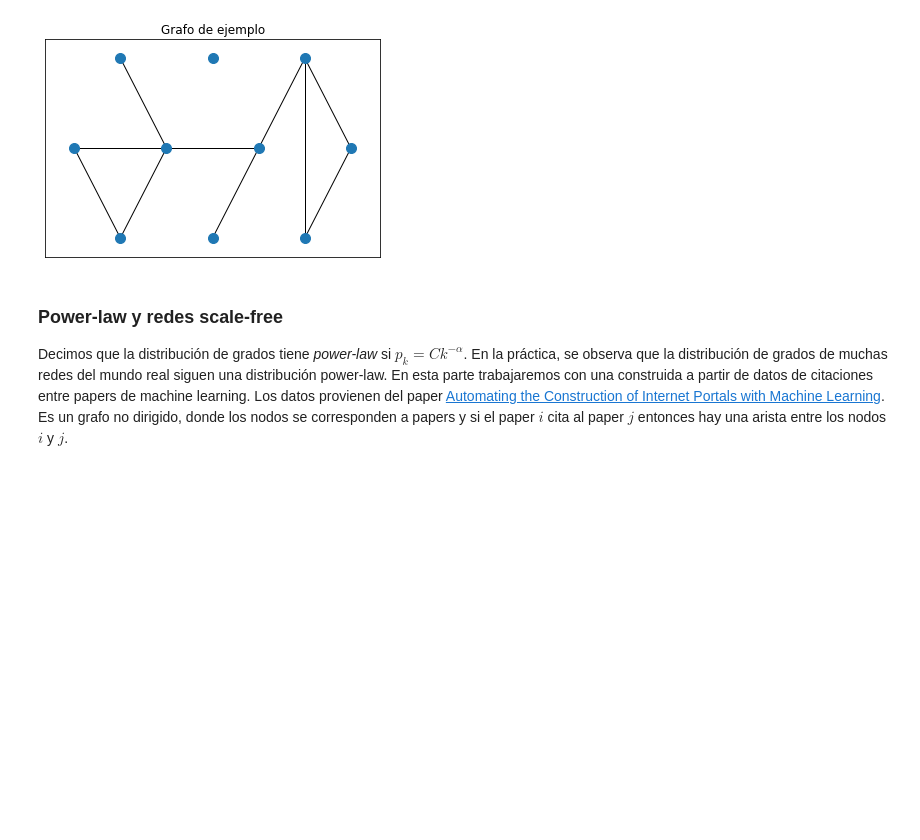
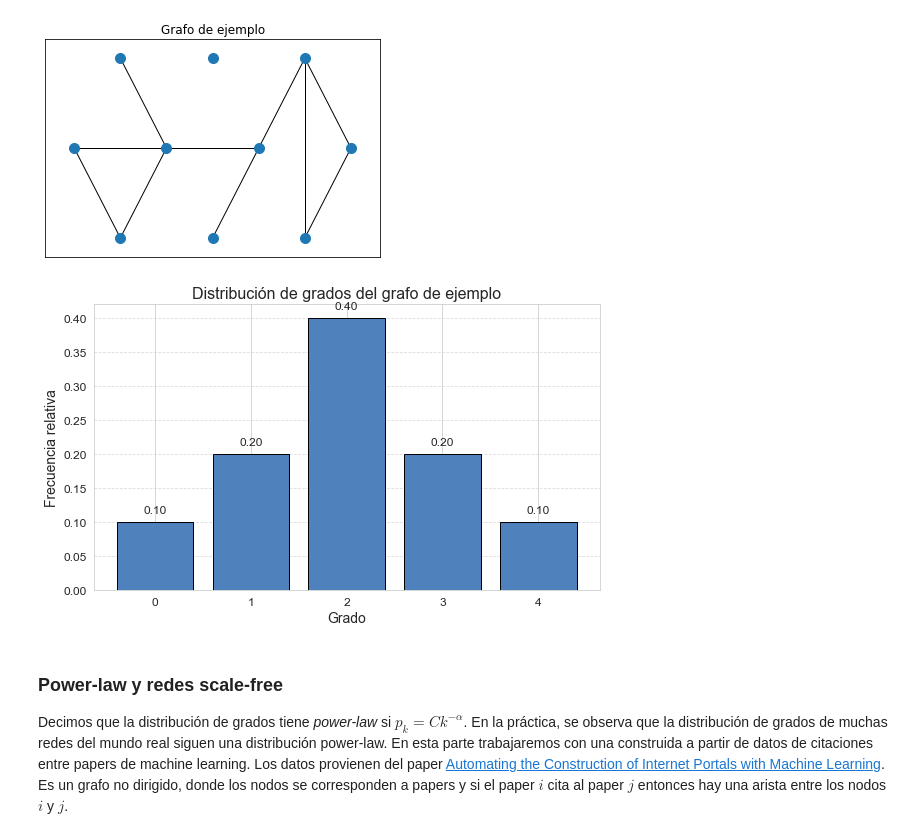
Before and after one commit to j-oflaherty/AA-grafos, a Jupyter notebook: lab2/Lab2_AAG2025.ipynb, the cells around one changed output. Drawn from its saved outputs; the diff is of its cells as text; code cells hidden in the pictures; blank space fills up the shorter version.

```diff
--- a/lab2/Lab2_AAG2025.ipynb
+++ b/lab2/Lab2_AAG2025.ipynb
@@ -127,6 +127,23 @@ print(f'Distribución de grados del grafo de ejemplo es {degree_dist}')
 # %% [output]
 Distribución de grados del grafo de ejemplo es [0.1 0.2 0.4 0.2 0.1]
 [figure]
+# %%
+
+plt.figure(figsize=(8, 5))
+plt.title('Distribución de grados del grafo de ejemplo', fontsize=16)
+bars = plt.bar(np.arange(len(degree_dist)), degree_dist, color='#4F81BD', edgecolor='black')
+plt.xlabel('Grado', fontsize=14)
+plt.ylabel('Frecuencia relativa', fontsize=14)
+plt.xticks(np.arange(len(degree_dist)), fontsize=12)
+plt.yticks(fontsize=12)
+plt.grid(axis='y', linestyle='--', alpha=0.7)
+for bar in bars:
+    plt.text(bar.get_x() + bar.get_width()/2, bar.get_height() + 0.01, f'{bar.get_height():.2f}',
+             ha='center', va='bottom', fontsize=12)
+plt.tight_layout()
+plt.show()
+# %% [output]
+[figure, added]
 # %% [markdown]
 ### Power-law y redes scale-free
 Decimos que la distribución de grados tiene *power-law* si $p_k = Ck^{-\alpha}$. En la práctica, se observa que la distribución de grados de muchas redes del mundo real siguen una distribución power-law. En esta parte trabajaremos con una construida a partir de datos de citaciones entre papers de machine learning. Los datos provienen del paper [Automating the Construction of Internet Portals with Machine Learning](https://link.springer.com/article/10.1023/A:1009953814988). Es un grafo no dirigido, donde los nodos se corresponden a papers y si el paper $i$ cita al paper $j$ entonces hay una arista entre los nodos $i$ y $j$.
```
Also changed, not shown: parts of 4 cells of this notebook, 3 other files.
